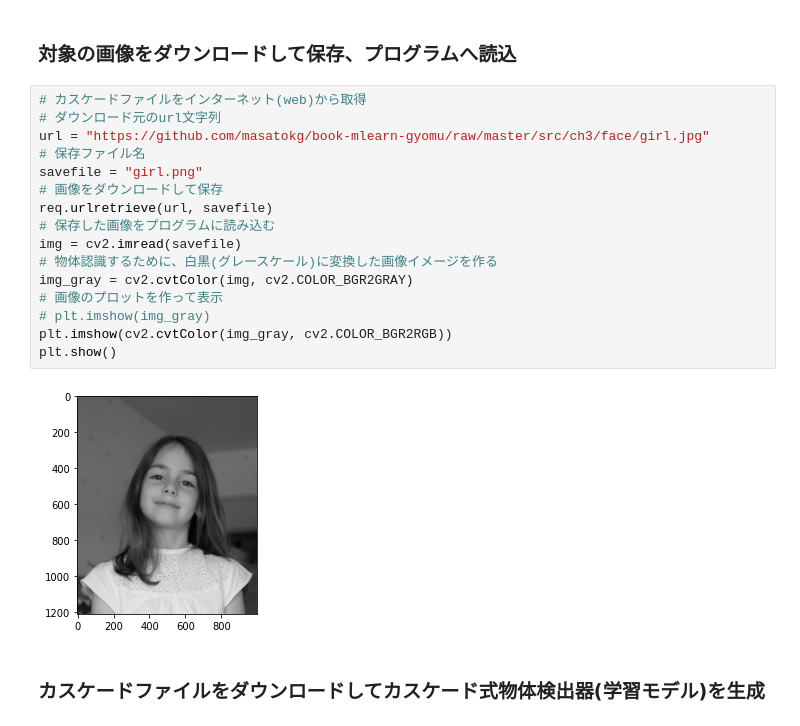
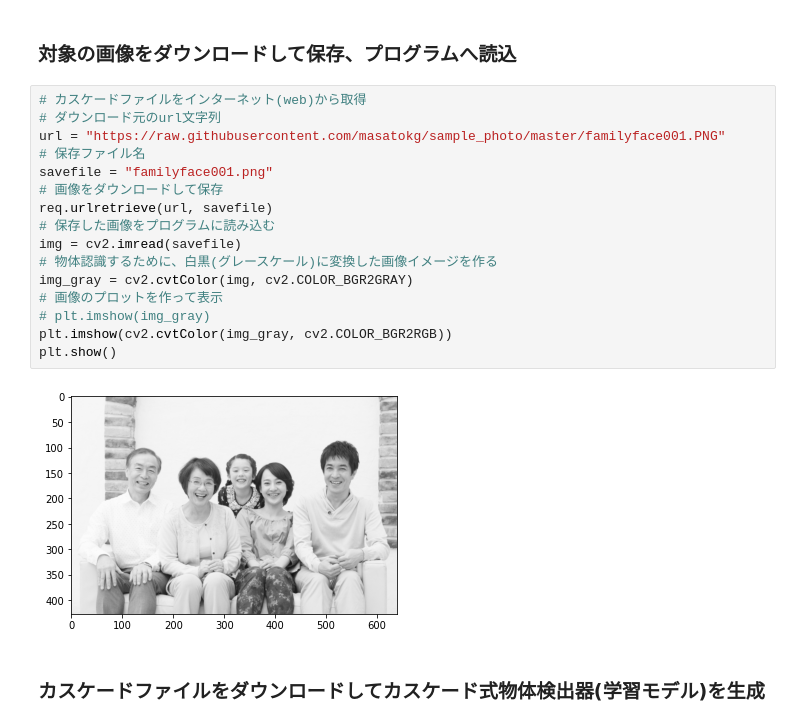
Before and after one commit to ASO1801012/AI_teach2020, a Jupyter notebook: 2020AI0302_detect_mosaic.ipynb, the cells around one changed output. Saved outputs shown, nothing was run; the diff lists cells and outputs as text.

```diff
--- a/2020AI0302_detect_mosaic.ipynb
+++ b/2020AI0302_detect_mosaic.ipynb
@@ -16,21 +16,21 @@ import urllib.request as req
 # %%
 # カスケードファイルをインターネット(web)から取得
 # ダウンロード元のurl文字列
-url = "https://github.com/masatokg/book-mlearn-gyomu/raw/master/src/ch3/face/girl.jpg"
+url = "https://raw.githubusercontent.com/masatokg/sample_photo/master/familyface001.PNG"
 # 保存ファイル名
-savefile = "girl.png"
+savefile = "familyface001.png"
 # 画像をダウンロードして保存
 req.urlretrieve(url, savefile)
 # 保存した画像をプログラムに読み込む
 img = cv2.imread(savefile)
 # 物体認識するために、白黒(グレースケール)に変換した画像イメージを作る
 img_gray = cv2.cvtColor(img, cv2.COLOR_BGR2GRAY)
 # 画像のプロットを作って表示
 # plt.imshow(img_gray)
 plt.imshow(cv2.cvtColor(img_gray, cv2.COLOR_BGR2RGB))
 plt.show()
 # %% [output]
-[figure, old version]
+[figure, new version]
 # %% [markdown]
 ### カスケードファイルをダウンロードしてカスケード式物体検出器(学習モデル)を生成
 # %%
```
Also changed, not shown: parts of 8 cells of this notebook.
